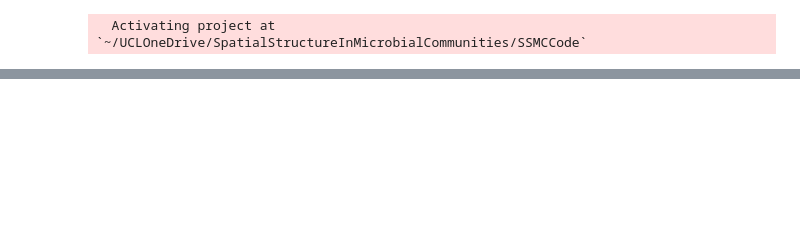
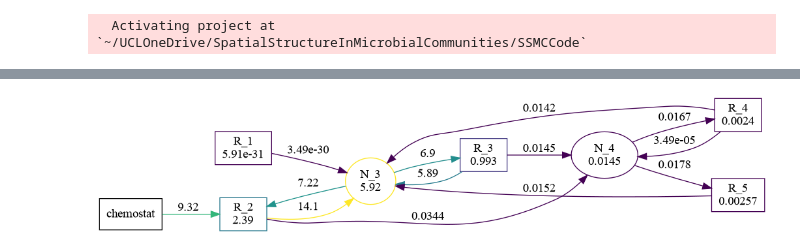
Before and after one commit to kockahonza/SSMC, a Jupyter notebook: cluster_env/runs/single_influx_pdes3/First look.ipynb, the cells around one changed output, grey strips where cells are left out. Saved outputs shown, nothing was run; the diff lists cells and outputs as text; code cells hidden in the pictures; blank space fills up the shorter version.

```diff
--- a/cluster_env/runs/single_influx_pdes3/First look.ipynb
+++ b/cluster_env/runs/single_influx_pdes3/First look.ipynb
@@ -14,5 +61,5 @@ CairoMakie.activate!()
 # %%
-f = jldopen("./data_test1.jld2")
+f = jldopen("./data_test3.jld2")
 
 @show countmap(f["ode_retcodes"])
 @show countmap(f["sp_retcodes"]);
@@ -45,10 +104,10 @@ JLDFile /home/honza/UCLOneDrive/SpatialStructureInMicrobialCommunities/SSMCCode/
 # %%
-group_i = 5
+group_i = 1
 run_i = 7
 
 ps = fparams[run_i, group_i]
 ode_fss = fode_fss[run_i, group_i]
-sp_fss = fsp_fss[run_i, group_i];
+# sp_fss = fsp_fss[run_i, group_i];
 
 maximum(ode_fss[1:N])
 # %% [output]
@@ -59,3 +115,9 @@ maximum(ode_fss[1:N])
+# %%
+diagram_sfss_v3(ps, ode_fss;
+    strain_threshold=0.01
+)
+# %% [output]
+[figure, added]
 # %%
 plot_spatial_fs(sp_fss, 20, fmetadata.sN, dx)
 # %% [output]
```
Also changed, not shown: parts of 10 cells of this notebook, 3 other files.
